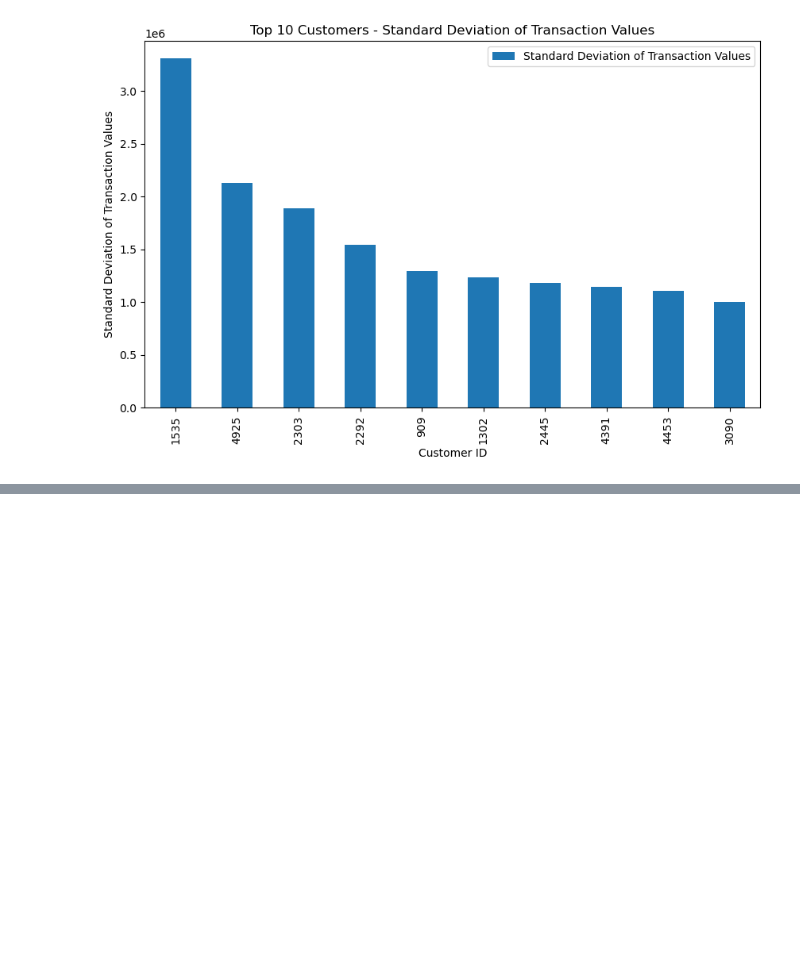
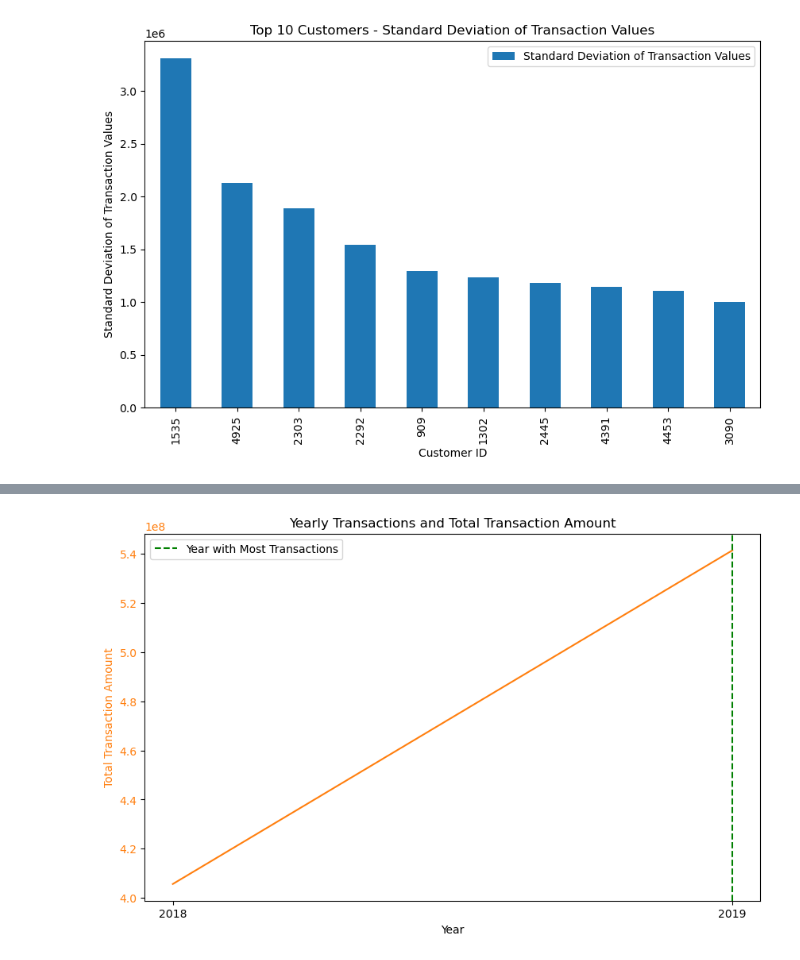
Before and after one commit to jodahe1/Bati-Bank, a Jupyter notebook: Feature Engineering/Feature Engineering.ipynb, the cells around one changed output, grey strips where cells are left out. Saved outputs shown, nothing was run; the diff lists cells and outputs as text; code cells hidden in the pictures; blank space fills up the shorter version.

```diff
--- a/Feature Engineering/Feature Engineering.ipynb
+++ b/Feature Engineering/Feature Engineering.ipynb
@@ -87,0 +205,30 @@ plt.show()
+# %%
+# Group by TransactionYear and calculate the sum of TransactionAmount
+yearly_transactions = df.groupby('TransactionYear')['Value'].sum()
+
+# Find the year with the highest total transaction amount
+max_year = yearly_transactions.idxmax()
+
+# Plotting the yearly transactions and total transaction amount
+fig, ax3 = plt.subplots(figsize=(10, 6))
+
+# Plotting the total transaction amount
+color = 'tab:orange'
+ax3.set_xlabel('Year')
+ax3.set_ylabel('Total Transaction Amount', color=color)
+ax3.plot(yearly_transactions.index, yearly_transactions.values, color=color)
+ax3.tick_params(axis='y', labelcolor=color)
+
+# Plotting the year with the highest total transaction amount
+ax3.axvline(max_year, color='green', linestyle='--', label='Year with Most Transactions')
+ax3.legend()
+
+# Adding labels and title
+plt.title('Yearly Transactions and Total Transaction Amount')
+plt.xticks(yearly_transactions.index)
+plt.xlabel('Year')
+
+# Display the plot
+plt.show()
+# %% [output]
+[figure, added]
```
Also changed, not shown: parts of 6 cells of this notebook.
